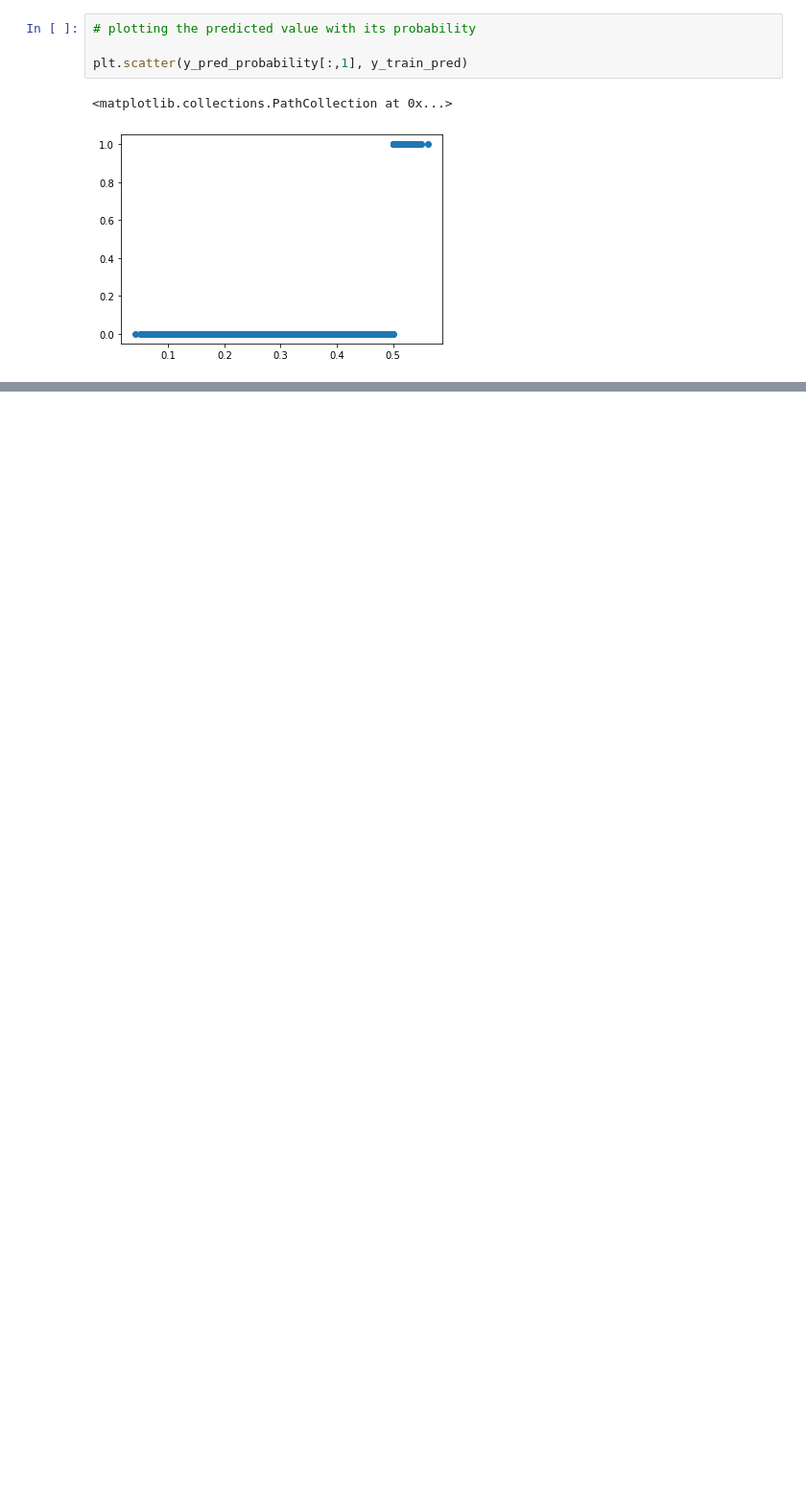
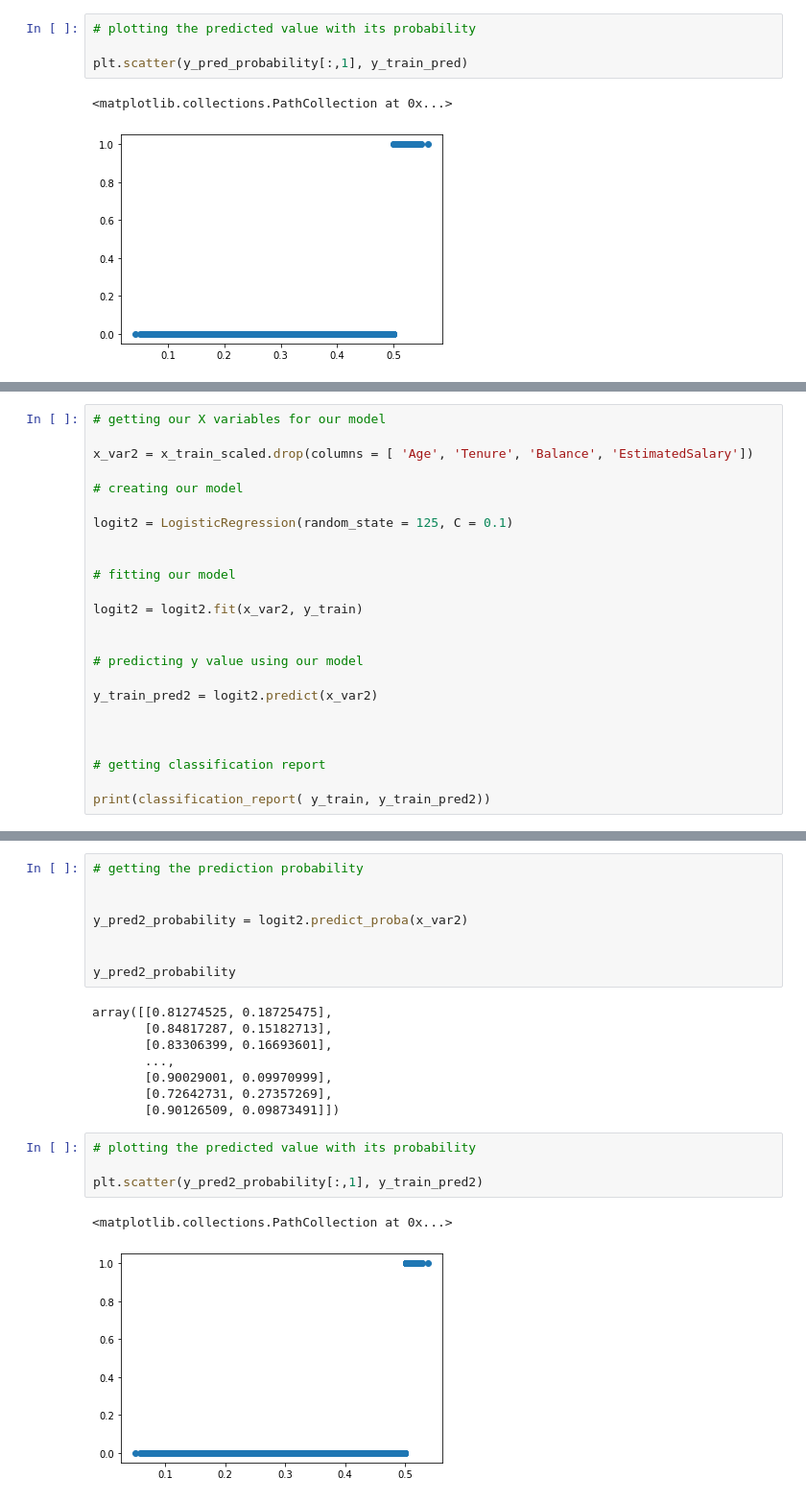
Before and after one commit to MainaliB/my_work, a Jupyter notebook: bank_churn_classifiction.ipynb, the cells around one changed output, grey strips where cells are left out. Shown at 96% size. Drawn from its saved outputs; the diff is of its cells as text; blank space fills up the shorter version.

```diff
--- a/bank_churn_classifiction.ipynb
+++ b/bank_churn_classifiction.ipynb
@@ -568,0 +591,24 @@ plt.scatter(y_pred_probability[:,1], y_train_pred)
+# %%
+# getting our X variables for our model
+
+x_var2 = x_train_scaled.drop(columns = [ 'Age', 'Tenure', 'Balance', 'EstimatedSalary'])
+
+# creating our model
+
+logit2 = LogisticRegression(random_state = 125, C = 0.1)
+
+
+# fitting our model
+
+logit2 = logit2.fit(x_var2, y_train)
+
+
+# predicting y value using our model
+
+y_train_pred2 = logit2.predict(x_var2)
+
+
+
+# getting classification report
+
+print(classification_report( y_train, y_train_pred2))
@@ -568,0 +624,23 @@ plt.scatter(y_pred_probability[:,1], y_train_pred)
+# %%
+# getting the prediction probability
+
+
+y_pred2_probability = logit2.predict_proba(x_var2)
+
+
+y_pred2_probability
+# %% [output]
+array([[0.81274525, 0.18725475],
+       [0.84817287, 0.15182713],
+       [0.83306399, 0.16693601],
+       ...,
+       [0.90029001, 0.09970999],
+       [0.72642731, 0.27357269],
+       [0.90126509, 0.09873491]])
+# %%
+# plotting the predicted value with its probability
+
+plt.scatter(y_pred2_probability[:,1], y_train_pred2)
+# %% [output]
+<matplotlib.collections.PathCollection at 0x...>
+[figure, added]
```
Also changed, not shown: parts of 15 cells of this notebook.
